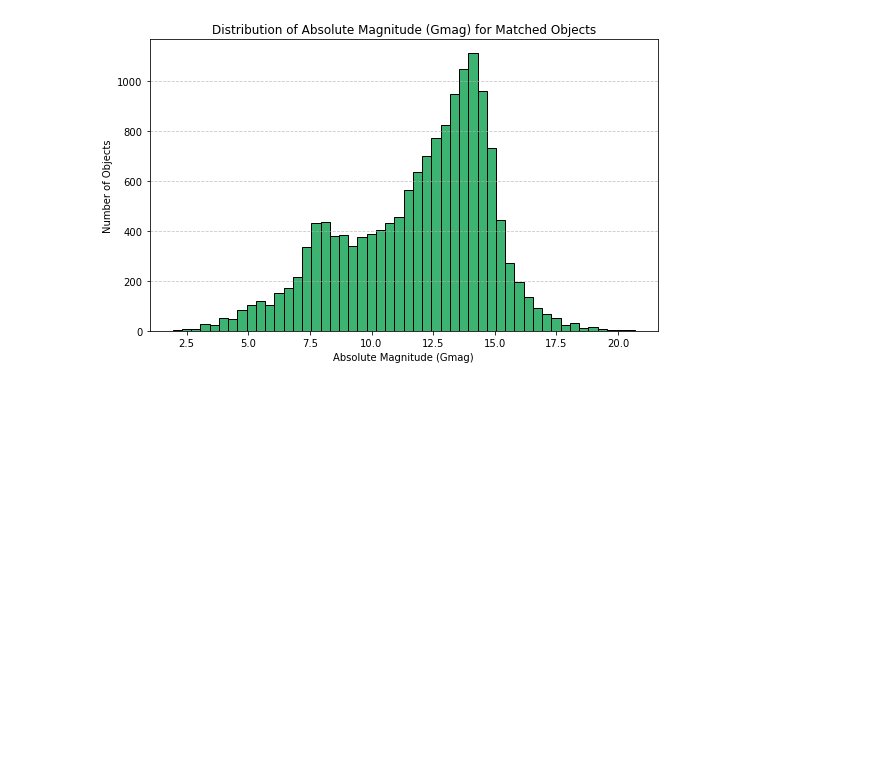
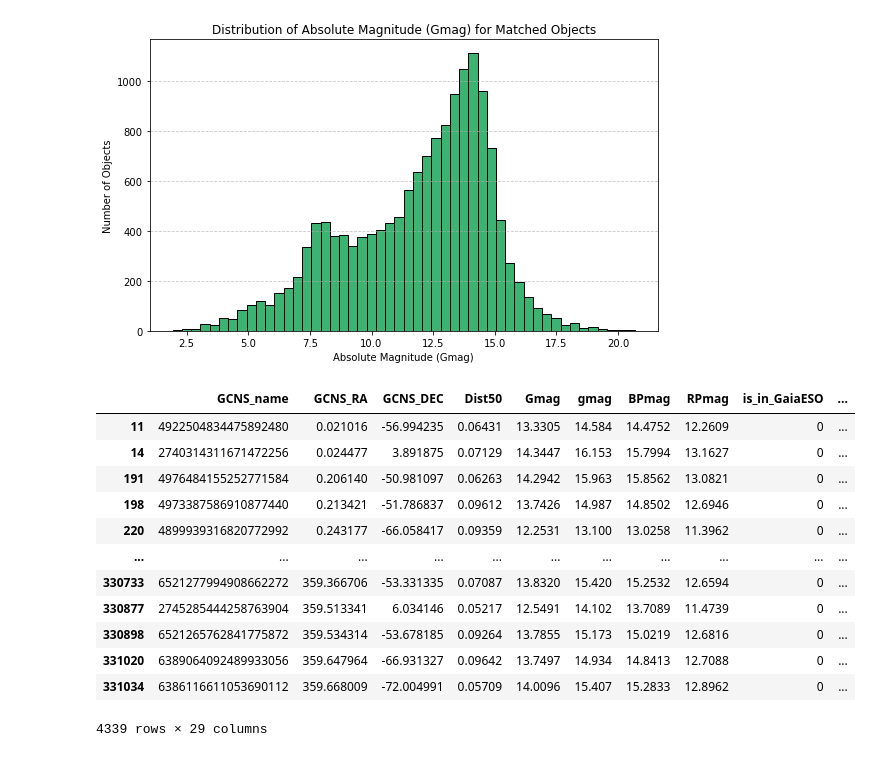
Before and after one commit to eyu22/BL2025, a Jupyter notebook: compile_catalogs.ipynb, the cells around one changed output. Drawn from its saved outputs; the diff is of its cells as text; code cells hidden in the pictures; blank space fills up the shorter version.

```diff
--- a/compile_catalogs.ipynb
+++ b/compile_catalogs.ipynb
@@ -751,3 +751,19 @@ plt.tight_layout()
 plt.show()
 # %% [output]
 [figure]
+# %%
+catalog_summary[catalog_summary['is_in_GALAH']==1]
+# %% [output]
+|  | GCNS_name | GCNS_RA | GCNS_DEC | Dist50 | Gmag | gmag | BPmag | RPmag | is_in_GaiaESO | ... |
+| 11 | 4922504834475892480 | 0.021016 | -56.994235 | 0.06431 | 13.3305 | 14.584 | 14.4752 | 12.2609 | 0 | ... |
+| 14 | 2740314311671472256 | 0.024477 | 3.891875 | 0.07129 | 14.3447 | 16.153 | 15.7994 | 13.1627 | 0 | ... |
+| 191 | 4976484155252771584 | 0.206140 | -50.981097 | 0.06263 | 14.2942 | 15.963 | 15.8562 | 13.0821 | 0 | ... |
+| 198 | 4973387586910877440 | 0.213421 | -51.786837 | 0.09612 | 13.7426 | 14.987 | 14.8502 | 12.6946 | 0 | ... |
+| 220 | 4899939316820772992 | 0.243177 | -66.058417 | 0.09359 | 12.2531 | 13.100 | 13.0258 | 11.3962 | 0 | ... |
+| ... | ... | ... | ... | ... | ... | ... | ... | ... | ... | ... |
+| 330733 | 6521277994908662272 | 359.366706 | -53.331335 | 0.07087 | 13.8320 | 15.420 | 15.2532 | 12.6594 | 0 | ... |
+| 330877 | 2745285444258763904 | 359.513341 | 6.034146 | 0.05217 | 12.5491 | 14.102 | 13.7089 | 11.4739 | 0 | ... |
+| 330898 | 6521265762841775872 | 359.534314 | -53.678185 | 0.09264 | 13.7855 | 15.173 | 15.0219 | 12.6816 | 0 | ... |
+| 331020 | 6389064092489933056 | 359.647964 | -66.931327 | 0.09642 | 13.7497 | 14.934 | 14.8413 | 12.7088 | 0 | ... |
+| 331034 | 6386116611053690112 | 359.668009 | -72.004991 | 0.05709 | 14.0096 | 15.407 | 15.2833 | 12.8962 | 0 | ... |
+4339 rows × 29 columns
```
Also changed, not shown: 4 other files.
